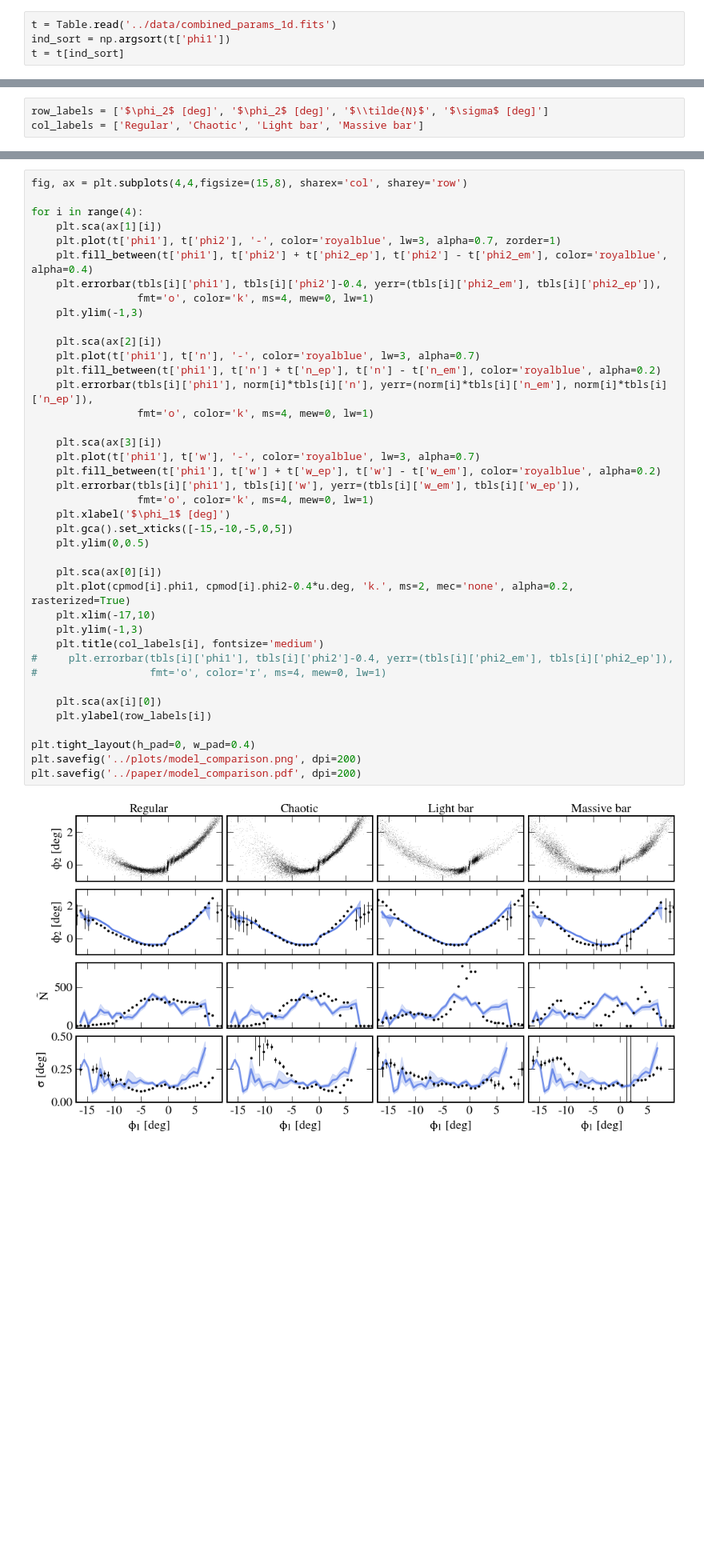
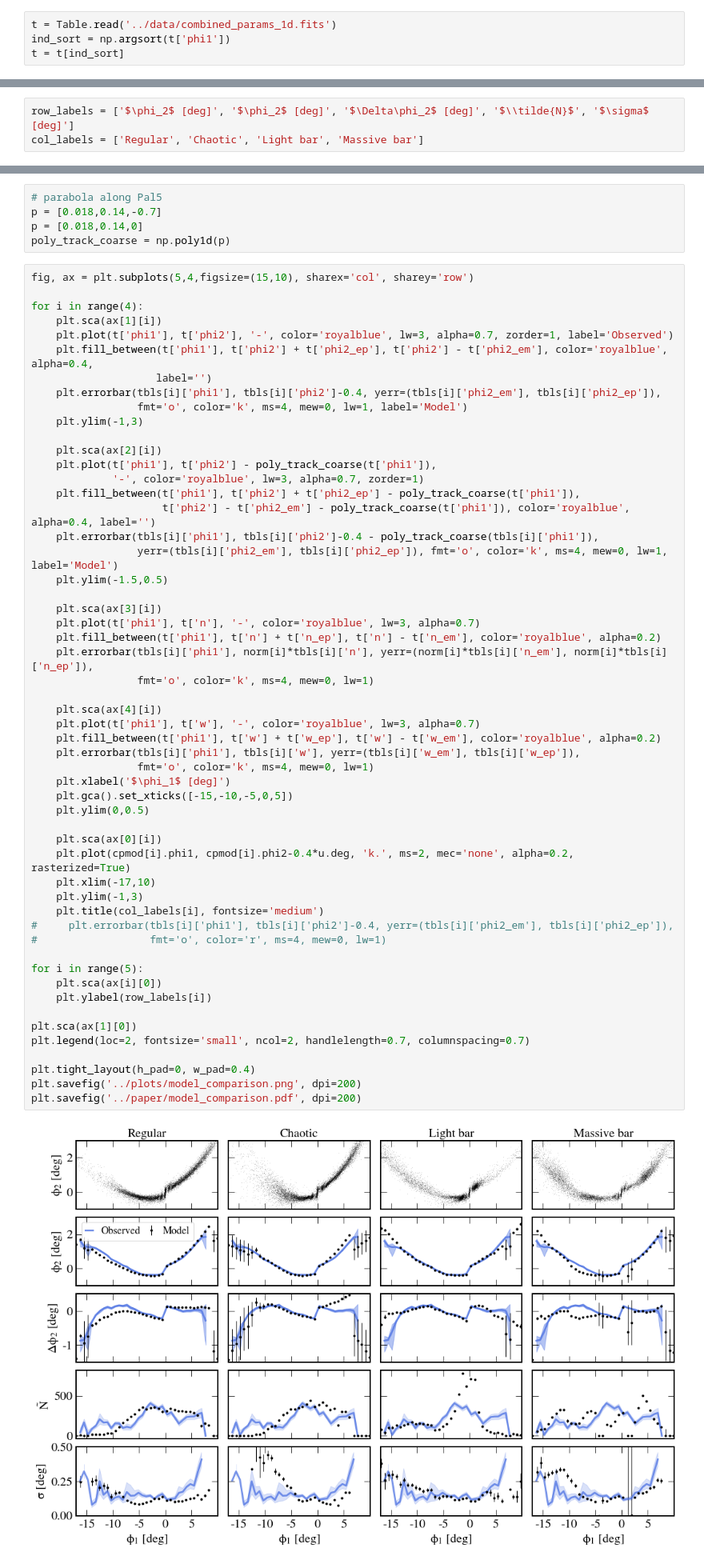
Before and after one commit to adrn/Pal5sBiggestFan, a Jupyter notebook: notebooks/fig_data_model_comparison.ipynb, the cells around one changed output, grey strips where cells are left out. Shown: that part at 80% size. Drawn from its saved outputs; the diff is of its cells as text; blank space fills up the shorter version.

Commit message:
data model comparison figure w phi2 residuals, legend

```diff
--- a/notebooks/fig_data_model_comparison.ipynb
+++ b/notebooks/fig_data_model_comparison.ipynb
@@ -40,7 +40,7 @@ for e, name in enumerate(names):
     tin = tin[ind_sort]
     tbls += [tin]
 # %%
-row_labels = ['$\phi_2$ [deg]', '$\phi_2$ [deg]', '$\\tilde{N}$', '$\sigma$ [deg]']
+row_labels = ['$\phi_2$ [deg]', '$\phi_2$ [deg]', '$\Delta\phi_2$ [deg]', '$\\tilde{N}$', '$\sigma$ [deg]']
 col_labels = ['Regular', 'Chaotic', 'Light bar', 'Massive bar']
 # %%
 # normalize total number of counts where the data is
@@ -51,45 +51,64 @@ Ndata = np.sum(t['n'])
 for i in range(len(names)):
     ind = (tbls[i]['phi1']>=phimin) & (tbls[i]['phi1']<=phimax)
     norm[i] = Ndata / np.sum(tbls[i]['n'][ind])
+# %%
+# parabola along Pal5
+p = [0.018,0.14,-0.7]
+p = [0.018,0.14,0]
+poly_track_coarse = np.poly1d(p)
 # %%
-fig, ax = plt.subplots(4,4,figsize=(15,8), sharex='col', sharey='row')
+fig, ax = plt.subplots(5,4,figsize=(15,10), sharex='col', sharey='row')
 
 for i in range(4):
     plt.sca(ax[1][i])
-    plt.plot(t['phi1'], t['phi2'], '-', color='royalblue', lw=3, alpha=0.7, zorder=1)
-    plt.fill_between(t['phi1'], t['phi2'] + t['phi2_ep'], t['phi2'] - t['phi2_em'], color='royalblue', alpha=0.4)
+    plt.plot(t['phi1'], t['phi2'], '-', color='royalblue', lw=3, alpha=0.7, zorder=1, label='Observed')
+    plt.fill_between(t['phi1'], t['phi2'] + t['phi2_ep'], t['phi2'] - t['phi2_em'], color='royalblue', alpha=0.4,
+                    label='')
     plt.errorbar(tbls[i]['phi1'], tbls[i]['phi2']-0.4, yerr=(tbls[i]['phi2_em'], tbls[i]['phi2_ep']),
-                 fmt='o', color='k', ms=4, mew=0, lw=1)
+                 fmt='o', color='k', ms=4, mew=0, lw=1, label='Model')
     plt.ylim(-1,3)
 
     plt.sca(ax[2][i])
+    plt.plot(t['phi1'], t['phi2'] - poly_track_coarse(t['phi1']),
+             '-', color='royalblue', lw=3, alpha=0.7, zorder=1)
+    plt.fill_between(t['phi1'], t['phi2'] + t['phi2_ep'] - poly_track_coarse(t['phi1']),
+                     t['phi2'] - t['phi2_em'] - poly_track_coarse(t['phi1']), color='royalblue', alpha=0.4, label='')
+    plt.errorbar(tbls[i]['phi1'], tbls[i]['phi2']-0.4 - poly_track_coarse(tbls[i]['phi1']),
+                 yerr=(tbls[i]['phi2_em'], tbls[i]['phi2_ep']), fmt='o', color='k', ms=4, mew=0, lw=1, label='Model')
+    plt.ylim(-1.5,0.5)
+
+    plt.sca(ax[3][i])
     plt.plot(t['phi1'], t['n'], '-', color='royalblue', lw=3, alpha=0.7)
     plt.fill_between(t['phi1'], t['n'] + t['n_ep'], t['n'] - t['n_em'], color='royalblue', alpha=0.2)
     plt.errorbar(tbls[i]['phi1'], norm[i]*tbls[i]['n'], yerr=(norm[i]*tbls[i]['n_em'], norm[i]*tbls[i]['n_ep']),
                  fmt='o', color='k', ms=4, mew=0, lw=1)
 
-    plt.sca(ax[3][i])
+    plt.sca(ax[4][i])
     plt.plot(t['phi1'], t['w'], '-', color='royalblue', lw=3, alpha=0.7)
     plt.fill_between(t['phi1'], t['w'] + t['w_ep'], t['w'] - t['w_em'], color='royalblue', alpha=0.2)
     plt.errorbar(tbls[i]['phi1'], tbls[i]['w'], yerr=(tbls[i]['w_em'], tbls[i]['w_ep']),
                  fmt='o', color='k', ms=4, mew=0, lw=1)
     plt.xlabel('$\phi_1$ [deg]')
     plt.gca().set_xticks([-15,-10,-5,0,5])
     plt.ylim(0,0.5)
 
     plt.sca(ax[0][i])
     plt.plot(cpmod[i].phi1, cpmod[i].phi2-0.4*u.deg, 'k.', ms=2, mec='none', alpha=0.2, rasterized=True)
     plt.xlim(-17,10)
     plt.ylim(-1,3)
     plt.title(col_labels[i], fontsize='medium')
 #     plt.errorbar(tbls[i]['phi1'], tbls[i]['phi2']-0.4, yerr=(tbls[i]['phi2_em'], tbls[i]['phi2_ep']),
 #                  fmt='o', color='r', ms=4, mew=0, lw=1)
 
+for i in range(5):
     plt.sca(ax[i][0])
     plt.ylabel(row_labels[i])
+
+plt.sca(ax[1][0])
+plt.legend(loc=2, fontsize='small', ncol=2, handlelength=0.7, columnspacing=0.7)
 
 plt.tight_layout(h_pad=0, w_pad=0.4)
 plt.savefig('../plots/model_comparison.png', dpi=200)
 plt.savefig('../paper/model_comparison.pdf', dpi=200)
 # %% [output]
-[figure, old version]
+[figure, new version]
```
Also changed, not shown: 2 other files.
